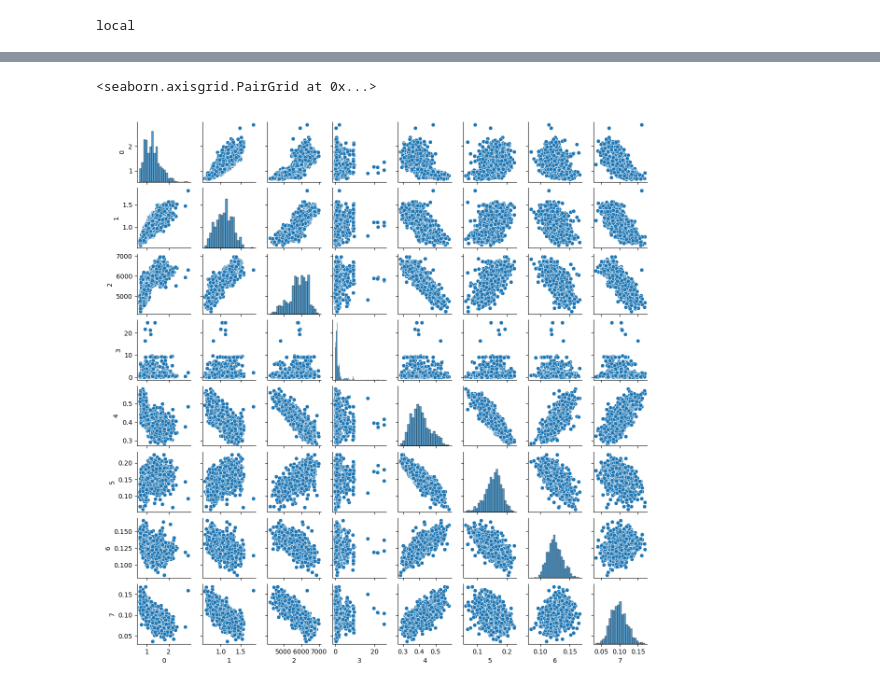
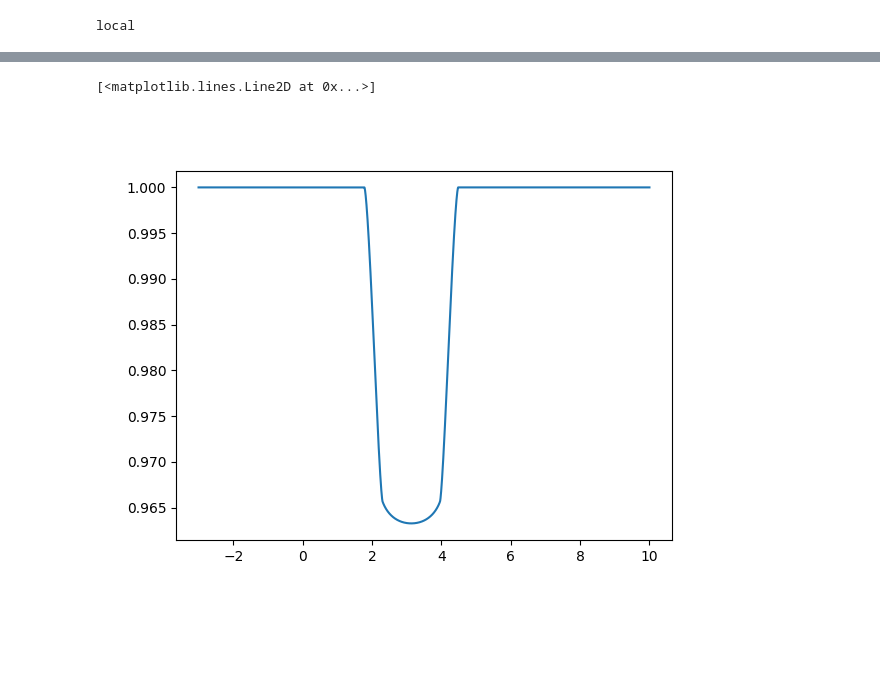
Before and after one commit to jcottaar/ariel2, a Jupyter notebook: evaluate_model.ipynb, the cells around one changed output, grey strips where cells are left out. Cells and saved outputs as stored; diff of their text form; code cells hidden in the pictures; blank space fills up the shorter version.

```diff
--- a/evaluate_model.ipynb
+++ b/evaluate_model.ipynb
@@ -639,28 +777,21 @@ for k,v in todo.items():
 #     ["/mnt/c/Windows/System32/shutdown.exe", "/h"],  # add "/f" to force-close apps
 #     check=True
 # )
-# %%
-data_alt = copy.deepcopy(inferred_data)
-res = []
-for d,t in zip(data_alt, train_data):
-    for ii in range(2):
-        x = d.diagnostics['transit_params_gp'][ii].to_x()
-        d.diagnostics['transit_params_gp'][ii].Rs = t.transit_params.Rs
-        d.diagnostics['transit_params_gp'][ii].Ms = t.transit_params.Ms
-        d.diagnostics['transit_params_gp'][ii].Ts = t.transit_params.Ts
-        d.diagnostics['transit_params_gp'][ii].Mp = t.transit_params.Mp
-        d.diagnostics['transit_params_gp'][ii].from_x(x)
-    this_res=np.zeros(8)
-    this_res[0] = d.diagnostics['transit_params_gp'][0].Rs
-    this_res[1] = d.diagnostics['transit_params_gp'][0].Ms
-    this_res[2] = d.diagnostics['transit_params_gp'][0].Ts
-    this_res[3] = d.diagnostics['transit_params_gp'][0].Mp
-    this_res[4] = d.diagnostics['transit_params_gp'][0].u[0]
-    this_res[5] = d.diagnostics['transit_params_gp'][0].u[1]
-    this_res[6] = d.diagnostics['transit_params_gp'][1].u[0]
-    this_res[7] = d.diagnostics['transit_params_gp'][1].u[1]
-    res.append(this_res)
-sns.pairplot(pd.DataFrame(res), diag_kind="hist", corner=False, height=1.5)
-# %% [output]
-<seaborn.axisgrid.PairGrid at 0x...>
-[figure, removed]
+# %%
+T1 = []
+T4 = []
+for d in inferred_data:
+    trans = d.diagnostics['transit_params_gp'][1]
+    trans.Rp = ariel_gp.msqrtabs(-np.mean(d.spectrum))
+    times = np.linspace(-3,10,10000)
+    light_curve = trans.light_curve(times)
+    assert(light_curve[0]==1)
+    assert(light_curve[1]==1)
+    T1.append(times[np.argwhere(light_curve!=1)[0][0]])
+    T4.append(times[np.argwhere(light_curve!=1)[-1][0]])
+plt.figure()
+plt.plot(times,light_curve)
+#T1,T4
+# %% [output]
+[<matplotlib.lines.Line2D at 0x...>]
+[figure, added]
```
Also changed, not shown: parts of 10 cells of this notebook, 9 other files.
